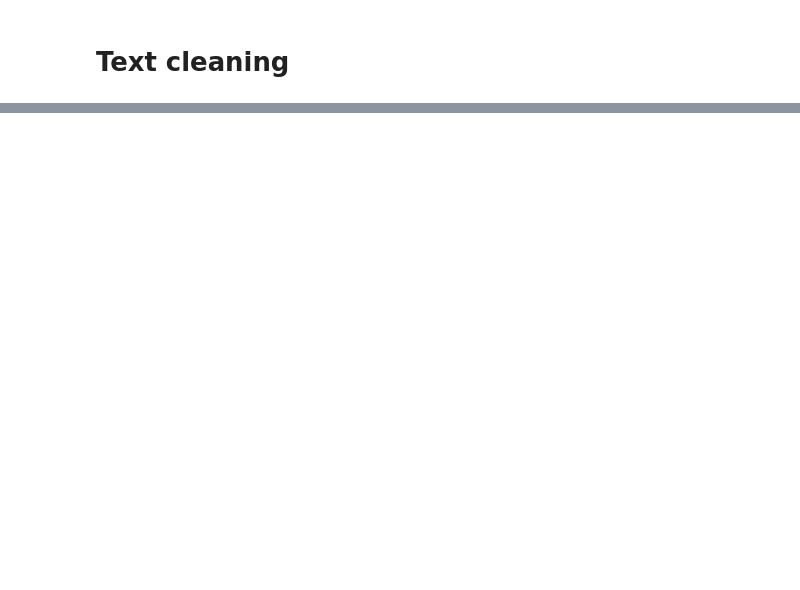
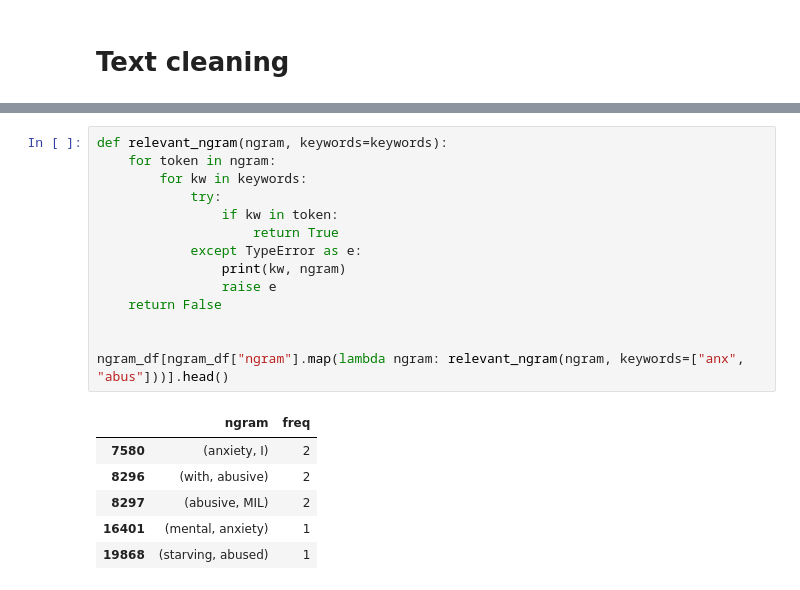
Before and after one commit to gems-cyberlang/cyberlang-learning, a Jupyter notebook: data-collection/praw-playground.ipynb, the cells around one changed output, grey strips where cells are left out. Drawn from its saved outputs; the diff is of its cells as text; blank space fills up the shorter version.

```diff
--- a/data-collection/praw-playground.ipynb
+++ b/data-collection/praw-playground.ipynb
@@ -597,0 +670,21 @@ casual_tokenize(s), punkt_tokenize(s)
+# %%
+def relevant_ngram(ngram, keywords=keywords):
+    for token in ngram:
+        for kw in keywords:
+            try:
+                if kw in token:
+                    return True
+            except TypeError as e:
+                print(kw, ngram)
+                raise e
+    return False
+
+
+ngram_df[ngram_df["ngram"].map(lambda ngram: relevant_ngram(ngram, keywords=["anx", "abus"]))].head()
+# %% [output]
+|  | ngram | freq |
+| 7580 | (anxiety, I) | 2 |
+| 8296 | (with, abusive) | 2 |
+| 8297 | (abusive, MIL) | 2 |
+| 16401 | (mental, anxiety) | 1 |
+| 19868 | (starving, abused) | 1 |
```
Also changed, not shown: parts of 14 cells of this notebook.
